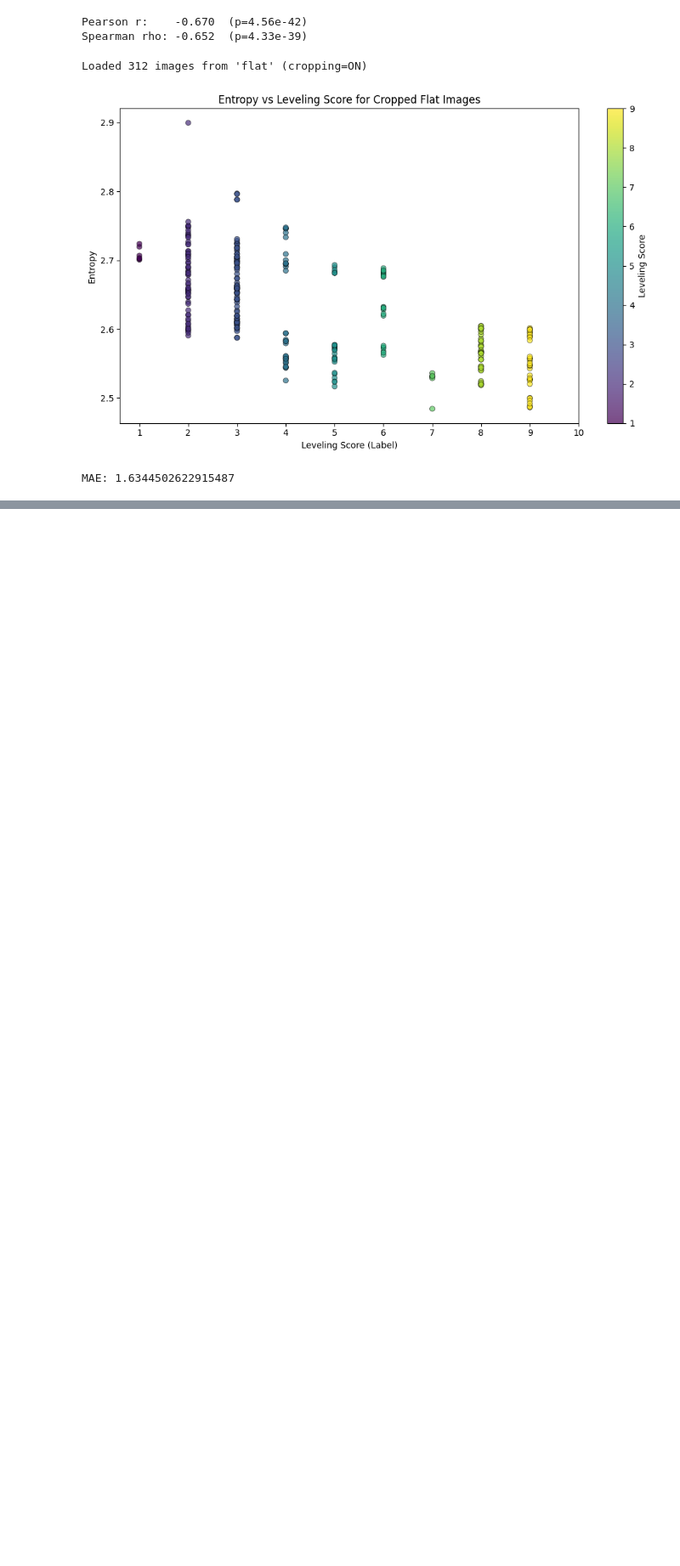
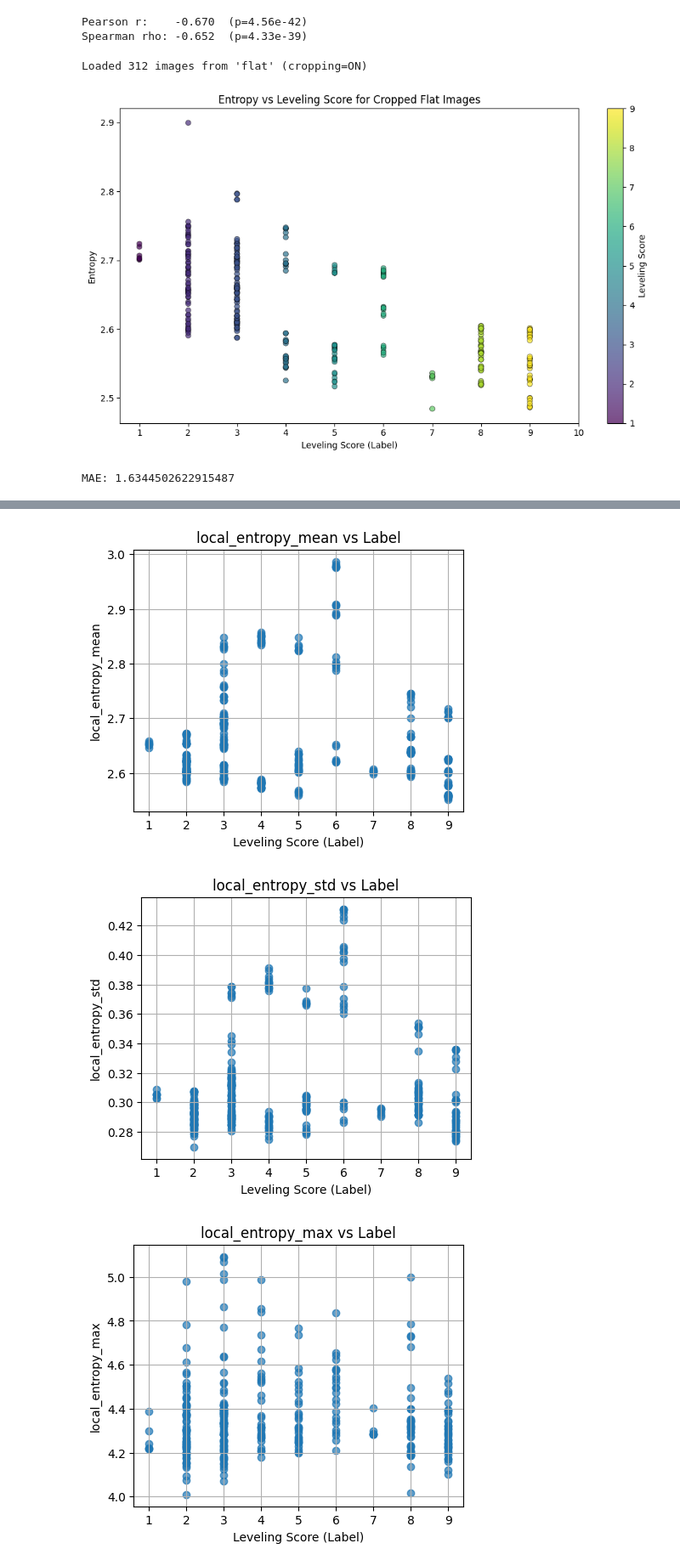
Before and after one commit to bxb370/Gel_Sight_Mini_Leveling_Model, a Jupyter notebook: notebooks/explore.ipynb, the cells around one changed output, grey strips where cells are left out. Shown at 85% size. Cells and saved outputs as stored; diff of their text form; code cells hidden in the pictures; blank space fills up the shorter version.

```diff
--- a/notebooks/explore.ipynb
+++ b/notebooks/explore.ipynb
@@ -763,0 +847,25 @@ MAE: 1.6344502622915487
+# %%
+# extract labels
+labels = np.array([item["label"] for item in feature_results])
+
+# get feature names
+feature_names = list(feature_results[0].keys())
+feature_names.remove("label")
+
+# build feature arrays
+feature_matrix = {
+    name: np.array([item[name] for item in feature_results])
+    for name in feature_names
+}
+
+print("Correlation with label")
+print("-" * 80)
+print(f"{'Metric':<30}{'Pearson r':>12}{'Spearman rho':>18}")
+
+for name in feature_names:
+    vals = feature_matrix[name]
+
+    pearson_r, _ = pearsonr(vals, labels)
+    spearman_rho, _ = spearmanr(vals, labels)
+
+    print(f"{name:<30}{pearson_r:>12.3f}{spearman_rho:>18.3f}")
@@ -763,0 +882,15 @@ MAE: 1.6344502622915487
+# %%
+for name in feature_names:
+    plt.figure(figsize=(5, 4))
+    plt.scatter(labels, feature_matrix[name], alpha=0.7)
+
+    plt.xlabel("Leveling Score (Label)")
+    plt.ylabel(name)
+    plt.title(f"{name} vs Label")
+    plt.grid(True)
+
+    plt.show()
+# %% [output]
+[figure, added]
+[figure, added]
+[figure, added]
```
Also changed, not shown: parts of 14 cells of this notebook, 4 other files.
